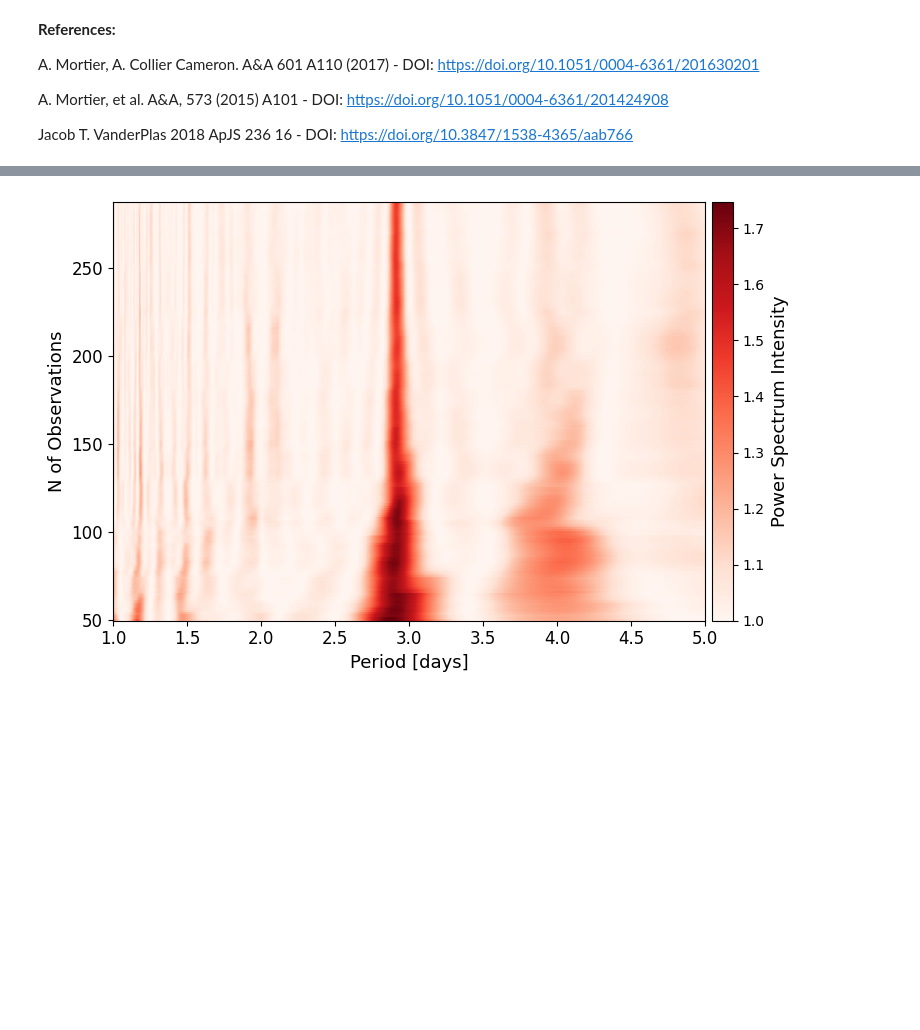
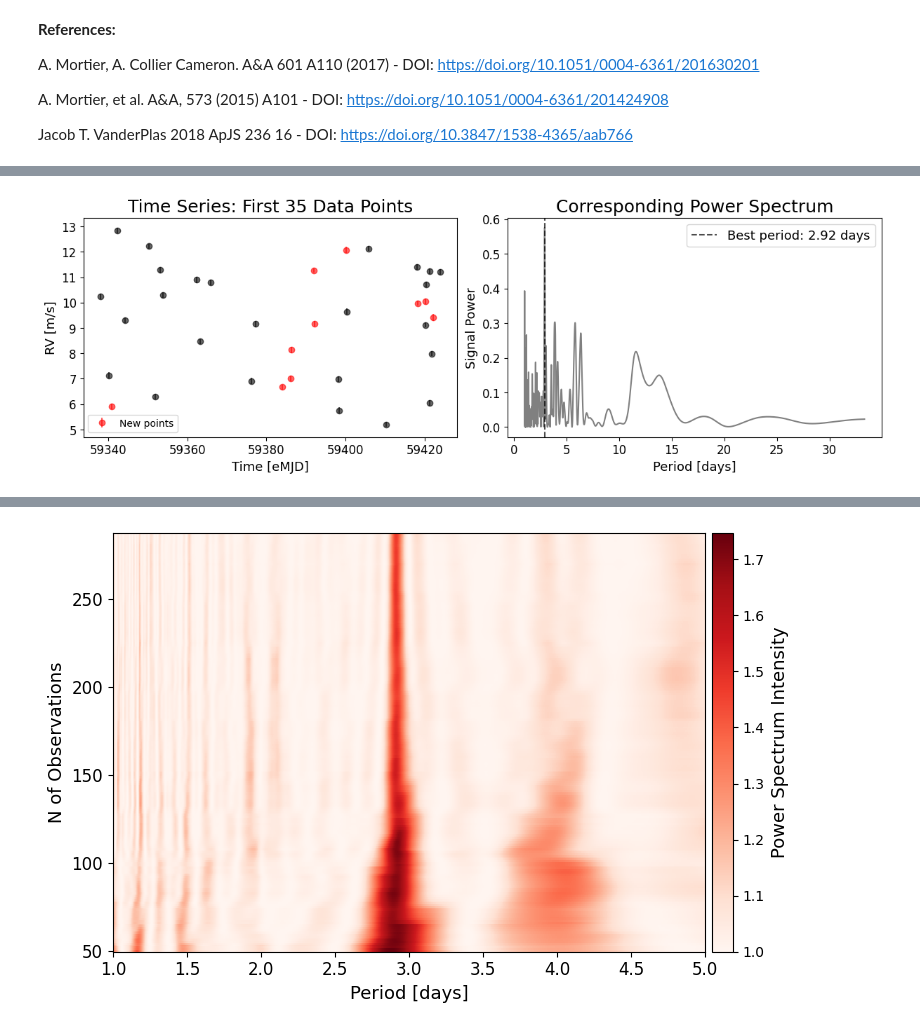
Before and after one commit to cleber-si/SBGLS-Implementation, a Jupyter notebook: Stacked_Periodogram.ipynb, the cells around one changed output, grey strips where cells are left out. Saved outputs shown, nothing was run; the diff lists cells and outputs as text; code cells hidden in the pictures; blank space fills up the shorter version.

```diff
--- a/Stacked_Periodogram.ipynb
+++ b/Stacked_Periodogram.ipynb
@@ -39 +43,6 @@ aux.plot_curve_and_periodogram(time, RV, RV_error, 50, periodogram_type='GLS', m
+# %%
+aux.plot_curve_and_periodogram(time, RV, RV_error, 35, periodogram_type='GLS',
+                               mode='random', old_idxs_mask=output['idxs_masks']);
+# %% [output]
+[figure, added]
 # %%
```
Also changed, not shown: parts of 13 cells of this notebook, 1 other file.
